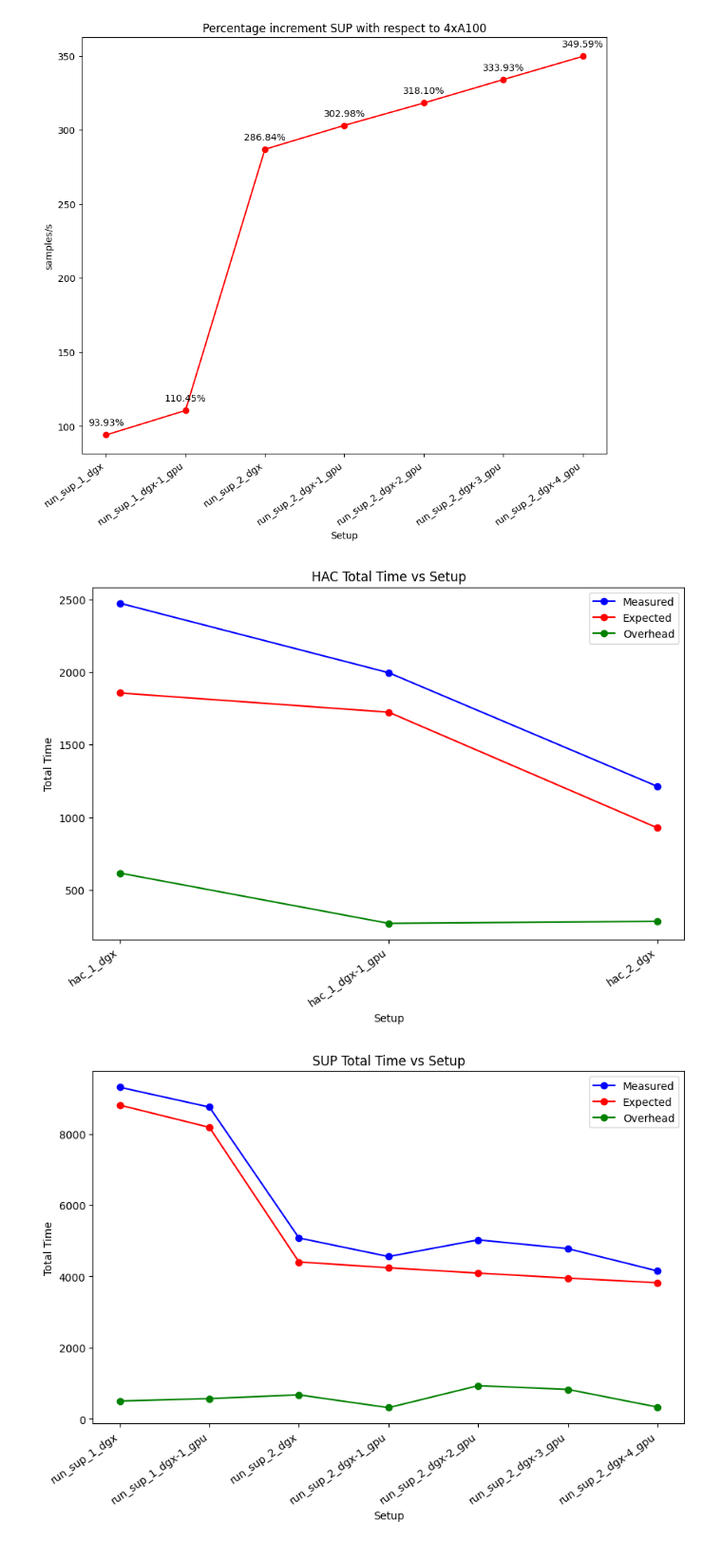
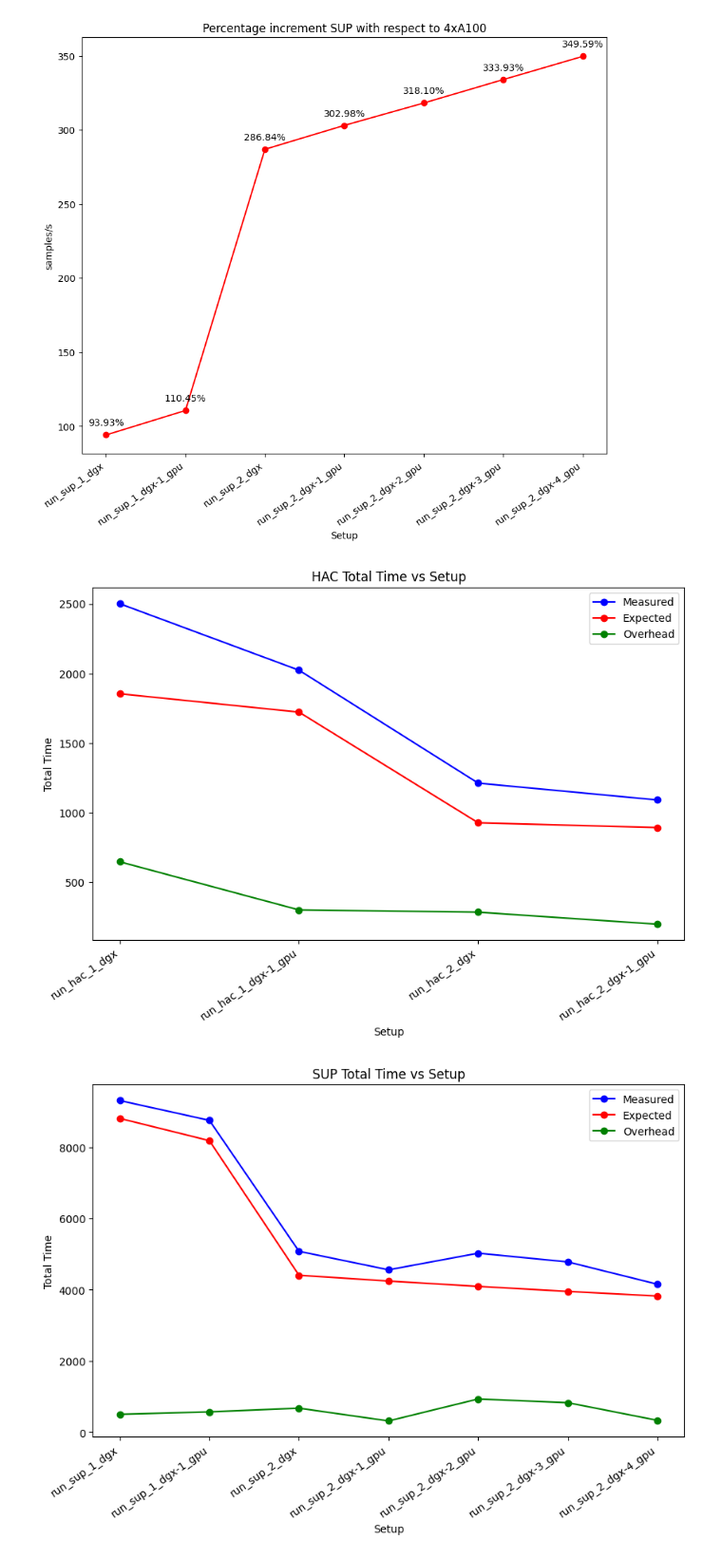
Before and after one commit to RodTol/Cluster_Basecalling_Manager, a Jupyter notebook: BC_benchmarks_logs/BC_plots.ipynb, the cells around one changed output. Shown at 95% size. Saved outputs shown, nothing was run; the diff lists cells and outputs as text; code cells hidden in the pictures.

```diff
--- a/BC_benchmarks_logs/BC_plots.ipynb
+++ b/BC_benchmarks_logs/BC_plots.ipynb
@@ -17,7 +17,12 @@ V100x2_speed_sup = 2*V100_speed_sup
 
 hac_setup_expected_speed = [A100x8_speed_hac,
                         A100x8_speed_hac+V100x2_speed_hac,
-                        A100x8_speed_hac*2]
+                        A100x8_speed_hac*2,
+                        2*A100x8_speed_hac+1*V100x2_speed_hac,
+                        #2*A100x8_speed_hac+2*V100x2_speed_hac,
+                        #2*A100x8_speed_hac+3*V100x2_speed_hac,
+                        #2*A100x8_speed_hac+4*V100x2_speed_hac
+                           ]
 
 hac_setup_expected_speed_Gb = [speed/(10*1000*1000*1000) for speed in hac_setup_expected_speed]
 
@@ -46,7 +51,7 @@ print()
 print('HAC Expected time')
 print(hac_setup_expected_time)
 print()
-df_runs = pd.read_csv('runs_hac.csv')
+df_runs_hac = pd.read_csv('runs_hac.csv')
 print(df_runs)
 print("------------------------------")
 print('SUP Expected speed')
@@ -178,22 +209,22 @@ Name: samples/s-sum, dtype: float64
 [figure]
 # %%
 plt.figure(figsize=(10, 6))
-plt.plot(df_runs['Setup'], df_runs['total-time'], marker='o', color='blue', label='Measured')
-plt.plot(df_runs['Setup'], hac_setup_expected_time, marker='o', color='red', label='Expected')
-plt.plot(df_runs['Setup'], df_runs['total-time']-hac_setup_expected_time, marker='o', color='green', label='Overhead')
+plt.plot(df_runs_hac['setups'], df_runs_hac['total-time'], marker='o', color='blue', label='Measured')
+plt.plot(df_runs_hac['setups'], hac_setup_expected_time, marker='o', color='red', label='Expected')
+plt.plot(df_runs_hac['setups'], df_runs_hac['total-time']-hac_setup_expected_time, marker='o', color='green', label='Overhead')
 
 
 plt.xlabel('Setup')
 plt.ylabel('Total Time')
 
 plt.title('HAC Total Time vs Setup')
 
 plt.xticks(rotation=35, ha='right')
 plt.legend()
 
 plt.show()
 # %% [output]
-[figure, old version]
+[figure, new version]
 # %%
 plt.figure(figsize=(10, 6))
 plt.plot(df_runs_sup['setups'], df_runs_sup['total-time'], marker='o', color='blue', label='Measured')
```
Also changed, not shown: parts of 4 cells of this notebook.
